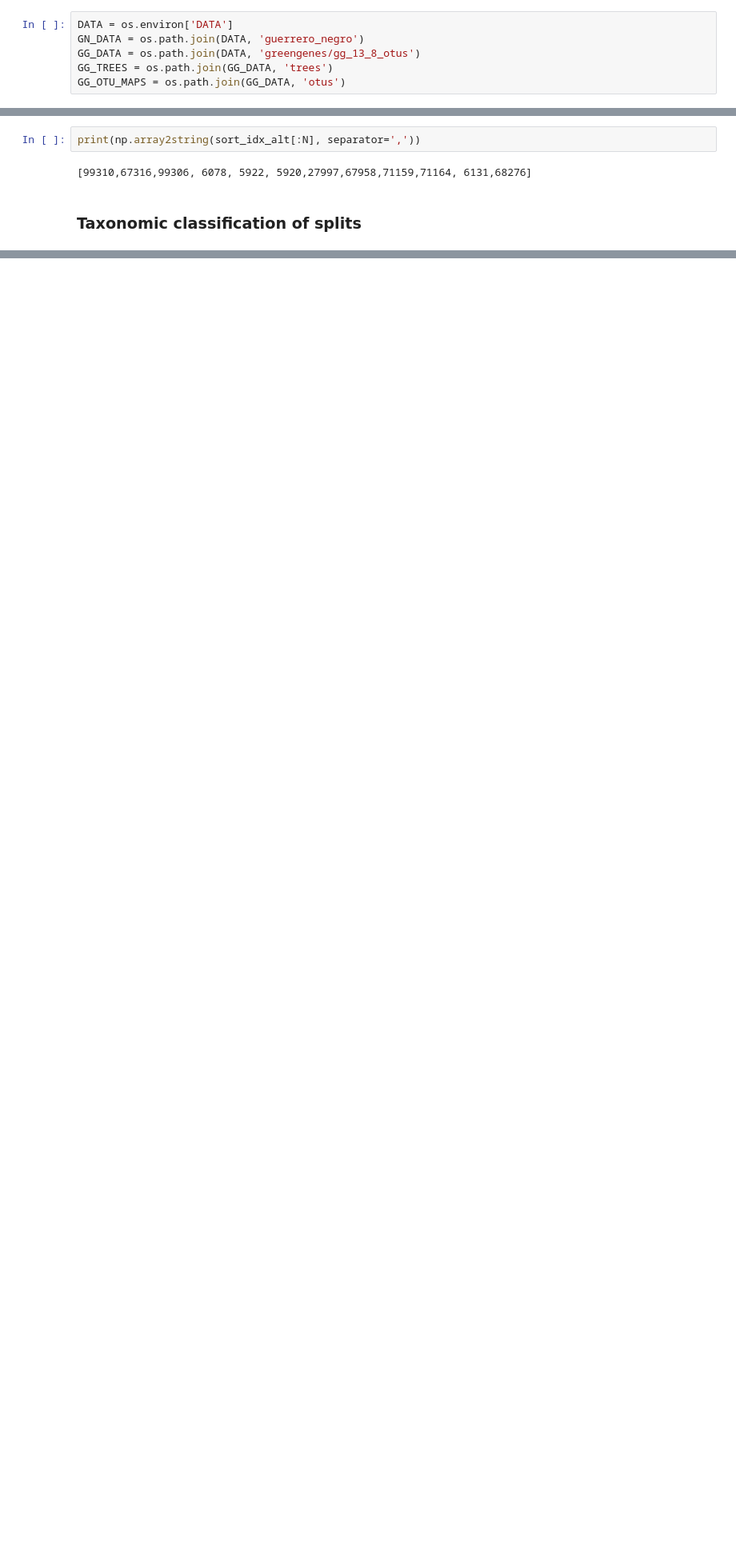
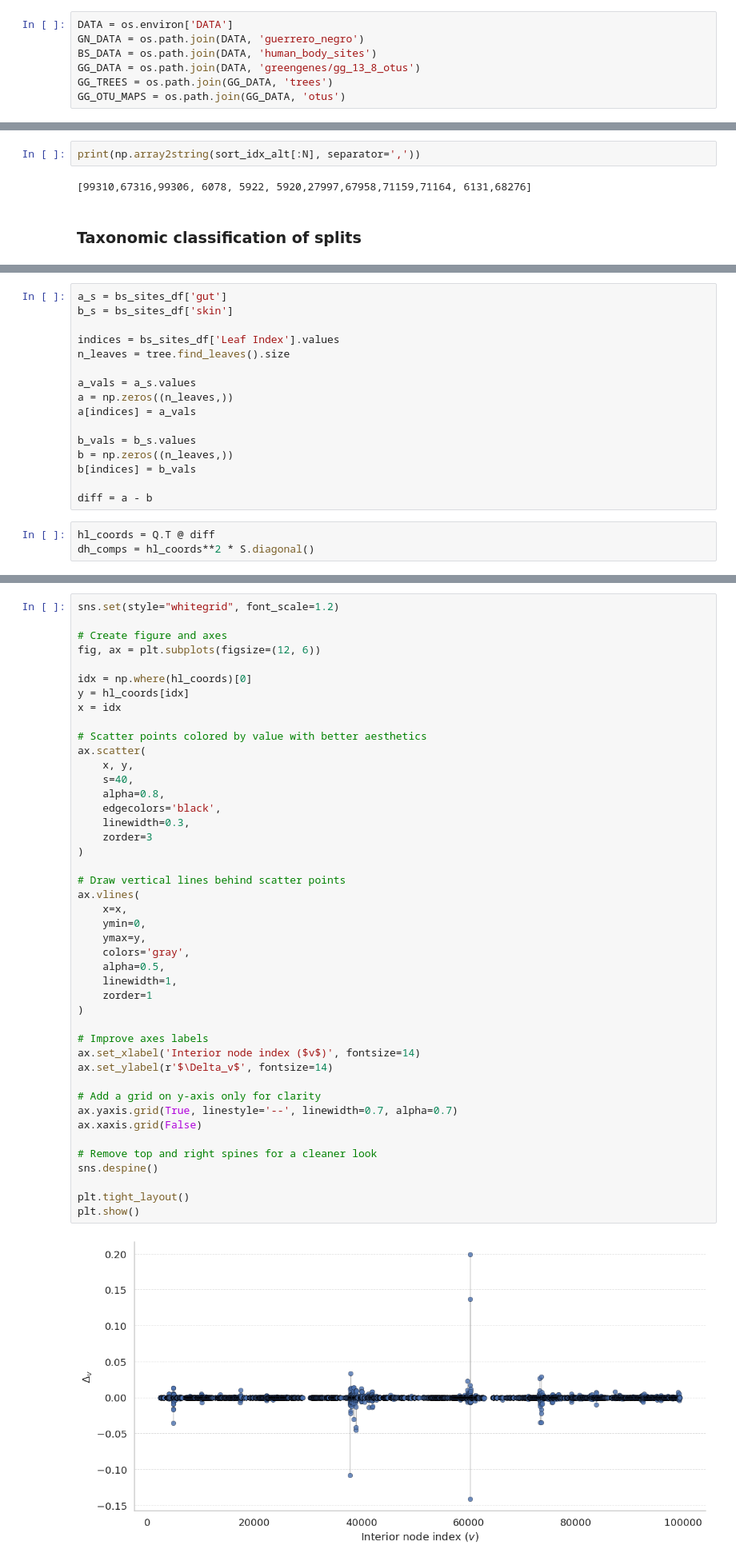
Before and after one commit to spsvihla/pcms, a Jupyter notebook: notebooks/haar_like_wavelets_level_of_significance.ipynb, the cells around one changed output, grey strips where cells are left out. Shown at 80% size. Drawn from its saved outputs; the diff is of its cells as text; blank space fills up the shorter version.

```diff
--- a/notebooks/haar_like_wavelets_level_of_significance.ipynb
+++ b/notebooks/haar_like_wavelets_level_of_significance.ipynb
@@ -33,6 +39,7 @@ import utils
 # %%
 DATA = os.environ['DATA']
 GN_DATA = os.path.join(DATA, 'guerrero_negro')
+BS_DATA = os.path.join(DATA, 'human_body_sites')
 GG_DATA = os.path.join(DATA, 'greengenes/gg_13_8_otus')
 GG_TREES = os.path.join(GG_DATA, 'trees')
 GG_OTU_MAPS = os.path.join(GG_DATA, 'otus')
@@ -1088,0 +1125,19 @@ plt.show()
+# %%
+a_s = bs_sites_df['gut']
+b_s = bs_sites_df['skin']
+
+indices = bs_sites_df['Leaf Index'].values
+n_leaves = tree.find_leaves().size
+
+a_vals = a_s.values
+a = np.zeros((n_leaves,))
+a[indices] = a_vals
+
+b_vals = b_s.values
+b = np.zeros((n_leaves,))
+b[indices] = b_vals
+
+diff = a - b
+# %%
+hl_coords = Q.T @ diff
+dh_comps = hl_coords**2 * S.diagonal()
@@ -1088,0 +1152,46 @@ plt.show()
+# %%
+sns.set(style="whitegrid", font_scale=1.2)
+
+# Create figure and axes
+fig, ax = plt.subplots(figsize=(12, 6))
+
+idx = np.where(hl_coords)[0]
+y = hl_coords[idx]
+x = idx
+
+# Scatter points colored by value with better aesthetics
+ax.scatter(
+    x, y,
+    s=40,
+    alpha=0.8,
+    edgecolors='black',
+    linewidth=0.3,
+    zorder=3
+)
+
+# Draw vertical lines behind scatter points
+ax.vlines(
+    x=x,
+    ymin=0,
+    ymax=y,
+    colors='gray',
+    alpha=0.5,
+    linewidth=1,
+    zorder=1
+)
+
+# Improve axes labels
+ax.set_xlabel('Interior node index ($v$)', fontsize=14)
+ax.set_ylabel(r'$\Delta_v$', fontsize=14)
+
+# Add a grid on y-axis only for clarity
+ax.yaxis.grid(True, linestyle='--', linewidth=0.7, alpha=0.7)
+ax.xaxis.grid(False)
+
+# Remove top and right spines for a cleaner look
+sns.despine()
+
+plt.tight_layout()
+plt.show()
+# %% [output]
+[figure, added]
```
Also changed, not shown: parts of 40 cells of this notebook, 3 other files.
